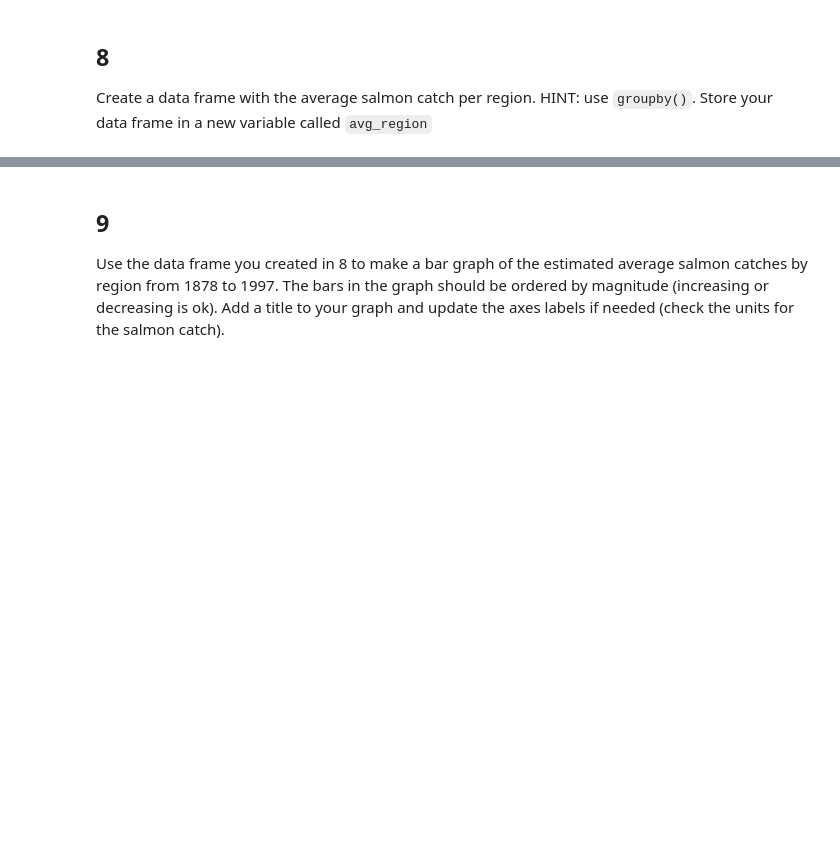
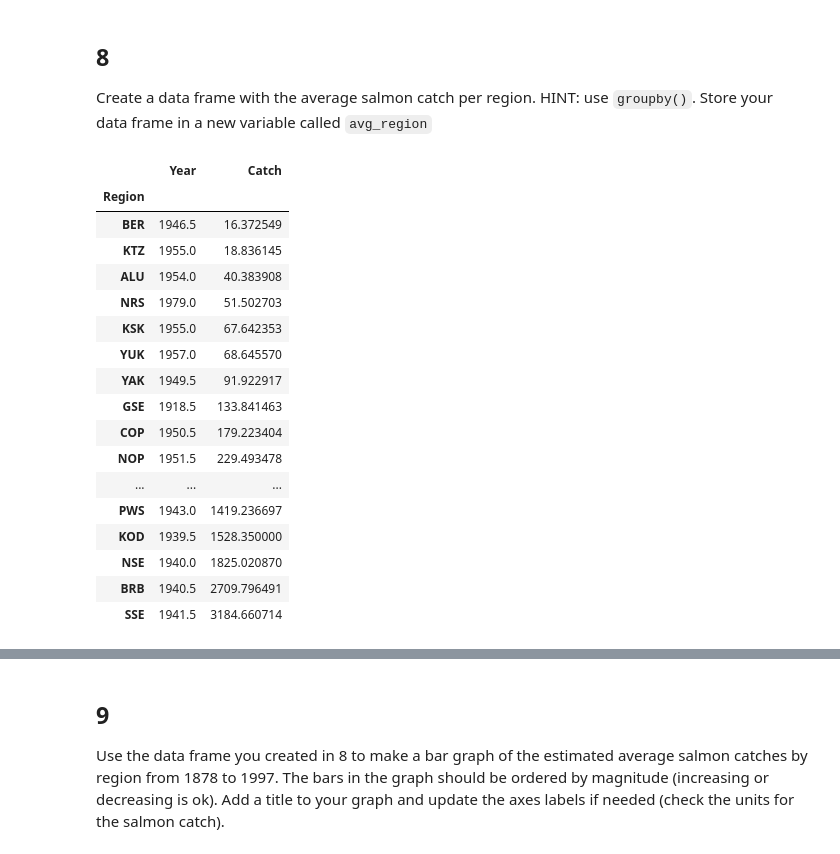
Before and after one commit to kailani-boop/eds220-hwk2, a Jupyter notebook: task2/hwk2-task2-salmon.ipynb, the cells around one changed output, grey strips where cells are left out. Drawn from its saved outputs; the diff is of its cells as text; code cells hidden in the pictures; blank space fills up the shorter version.

```diff
--- a/task2/hwk2-task2-salmon.ipynb
+++ b/task2/hwk2-task2-salmon.ipynb
@@ -241,2 +242,26 @@ avg_region
+# %%
+# Creating a new data frame with Region and Catch columns
+# The new df's catch column is the mean of the catches grouped by region
+avg_region = catch_data.groupby('Region').mean('Catch').sort_values(by = 'Catch', ascending = True)
+avg_region
+# %% [output]
+|  | Year | Catch |
+| Region |  |  |
+| BER | 1946.5 | 16.372549 |
+| KTZ | 1955.0 | 18.836145 |
+| ALU | 1954.0 | 40.383908 |
+| NRS | 1979.0 | 51.502703 |
+| KSK | 1955.0 | 67.642353 |
+| YUK | 1957.0 | 68.645570 |
+| YAK | 1949.5 | 91.922917 |
+| GSE | 1918.5 | 133.841463 |
+| COP | 1950.5 | 179.223404 |
+| NOP | 1951.5 | 229.493478 |
+| ... | ... | ... |
+| PWS | 1943.0 | 1419.236697 |
+| KOD | 1939.5 | 1528.350000 |
+| NSE | 1940.0 | 1825.020870 |
+| BRB | 1940.5 | 2709.796491 |
+| SSE | 1941.5 | 3184.660714 |
 # %%
 grader.check("q8")
```
Also changed, not shown: parts of 5 cells of this notebook.
